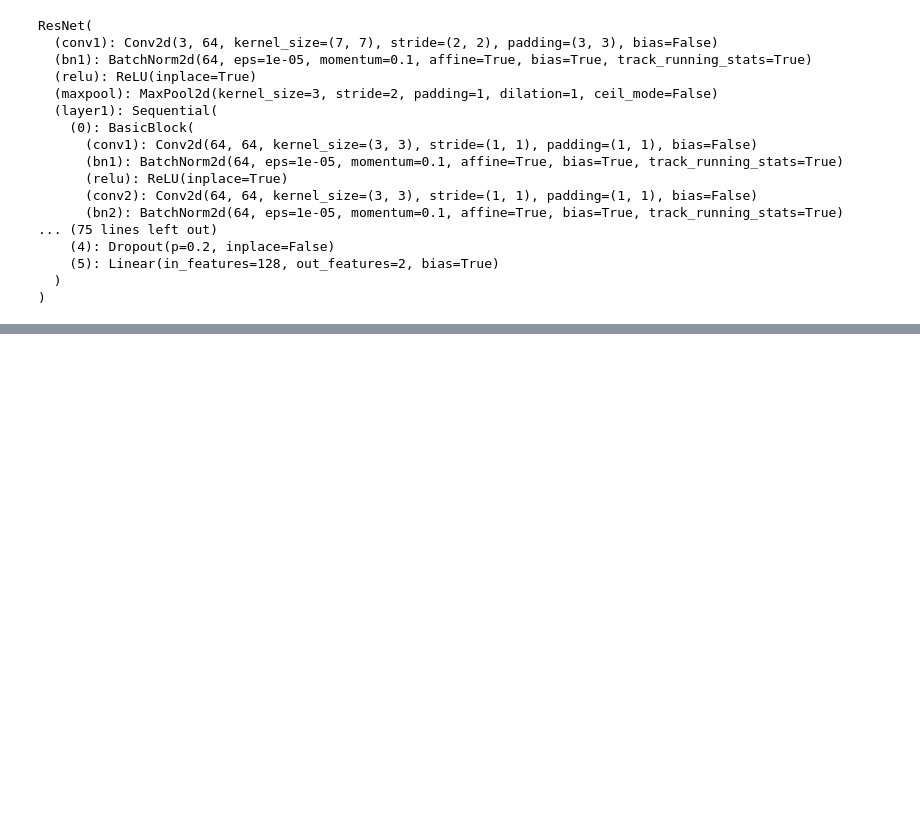
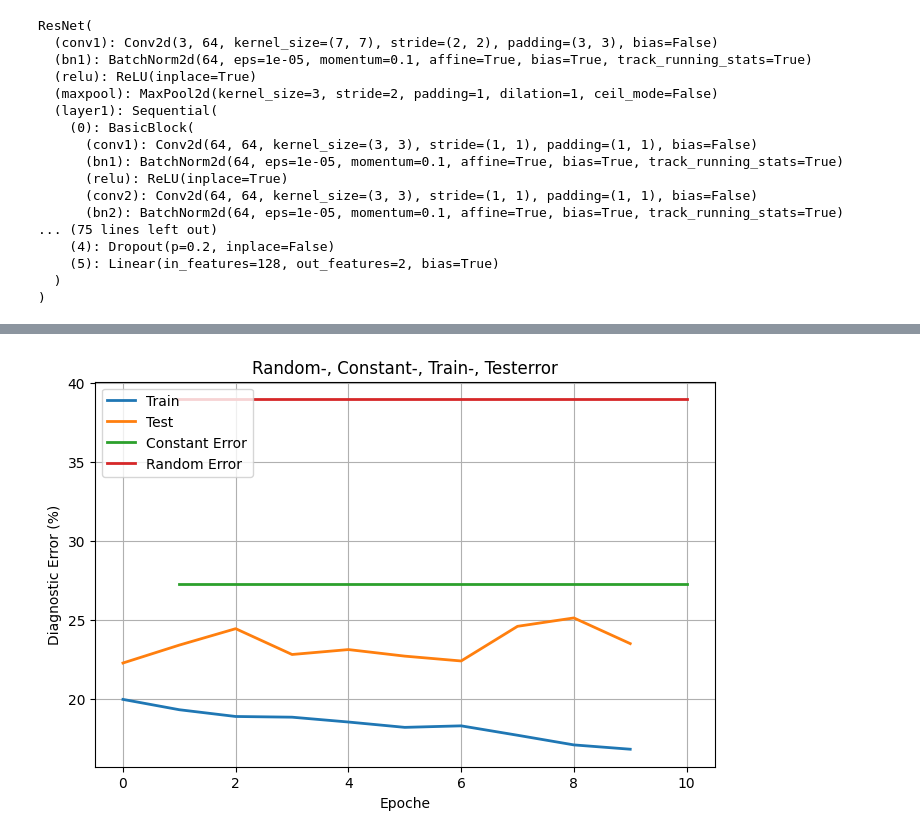
Before and after one commit to RafeiKAr/gaze-estimation, a Jupyter notebook: notebook_model_train.ipynb, the cells around one changed output, grey strips where cells are left out. Saved outputs shown, nothing was run; the diff lists cells and outputs as text; code cells hidden in the pictures; blank space fills up the shorter version.

```diff
--- a/notebook_model_train.ipynb
+++ b/notebook_model_train.ipynb
@@ -460,14 +546,24 @@ criterion = nn.SmoothL1Loss()
 for param in model.parameters():
     param.requires_grad = False
 
-# # Unfreeze the head
+# Unfreeze the head
+for param in model.layer4.parameters():
+    param.requires_grad=True
+
 for param in model.fc.parameters():
-    param.requires_grad = True
+    param.requires_grad=True
+
 
 # Optimizer:
 optimizer = torch.optim.Adam(
     # model.parameters(),
     model.fc.parameters(),
-    lr=1e-4
+    lr=1e-3
 )
+
+# optimizer = torch.optim.AdamW(
+#     filter(lambda p:p.requires_grad, model.parameters()),
+#     lr=1e-5,
+#     weight_decay=1e-4
+# )
 # %%
@@ -555,0 +944,28 @@ Diagonal-Error %: 68.800 %
+# %%
+# Curven:
+
+epochs = range(1, len(diag_test_error) + 1)
+# epochs = range(1, 11)
+plt.figure(figsize=(8, 5))
+
+plt.plot(diag_train_error, label="Train", linewidth=2)
+plt.plot(diag_test_error, label="Test", linewidth=2)
+
+
+plt.plot(epochs, [const_diagonal_error_pct] * len(epochs),
+         label="Constant Error", linewidth=2)
+
+plt.plot(epochs, [random_diagonal_error_pct] * len(epochs),
+         label="Random Error", linewidth=2)
+
+# plt.plot(epochs, diag_test_error, marker='o', linewidth=2)
+
+plt.xlabel("Epoche")
+plt.ylabel("Diagnostic Error (%)")
+plt.title("Random-, Constant-, Train-, Testerror")
+plt.grid(True)
+plt.legend()
+
+plt.show()
+# %% [output]
+[figure, added]
```
Also changed, not shown: parts of 12 cells of this notebook, 8 other files.
